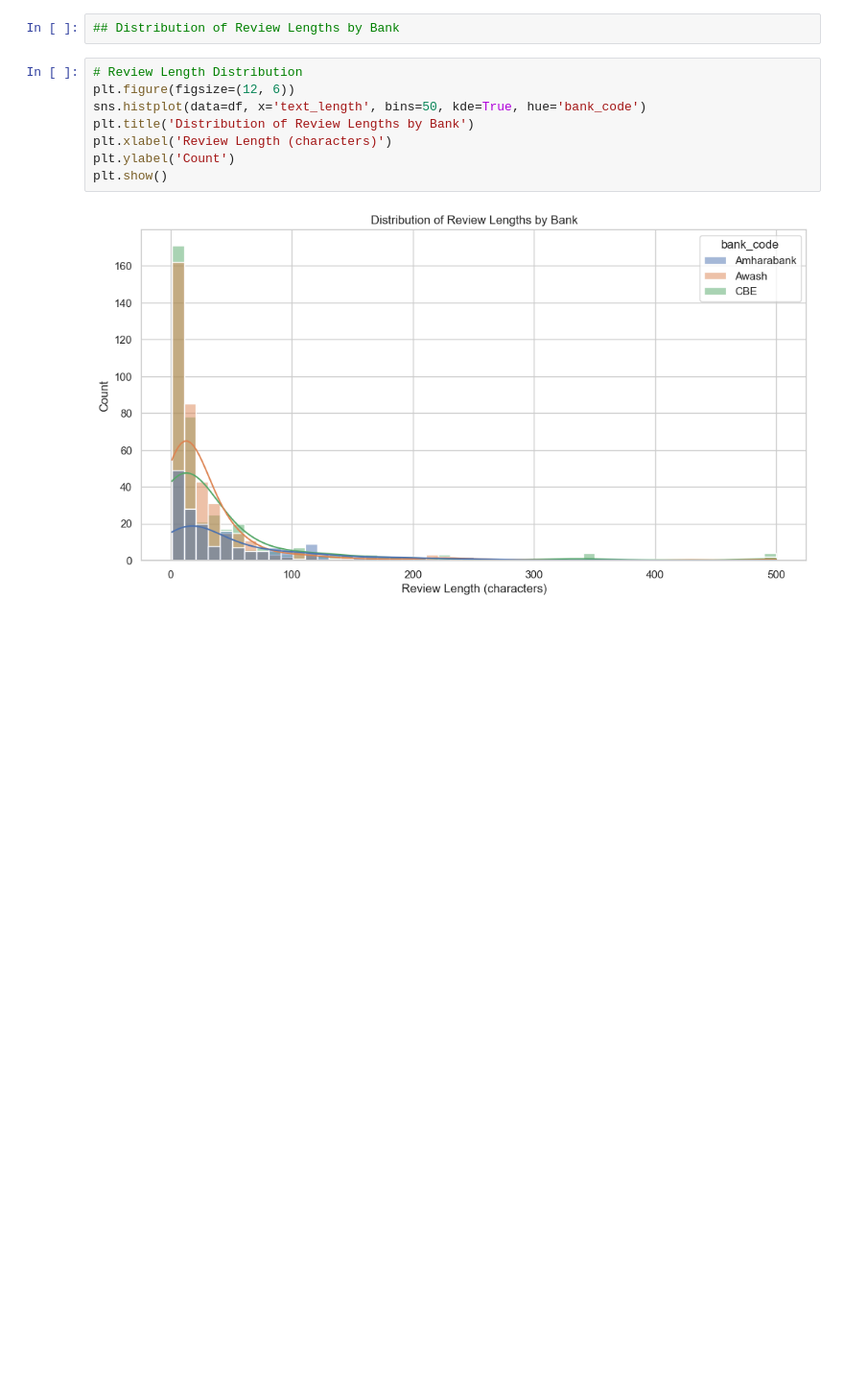
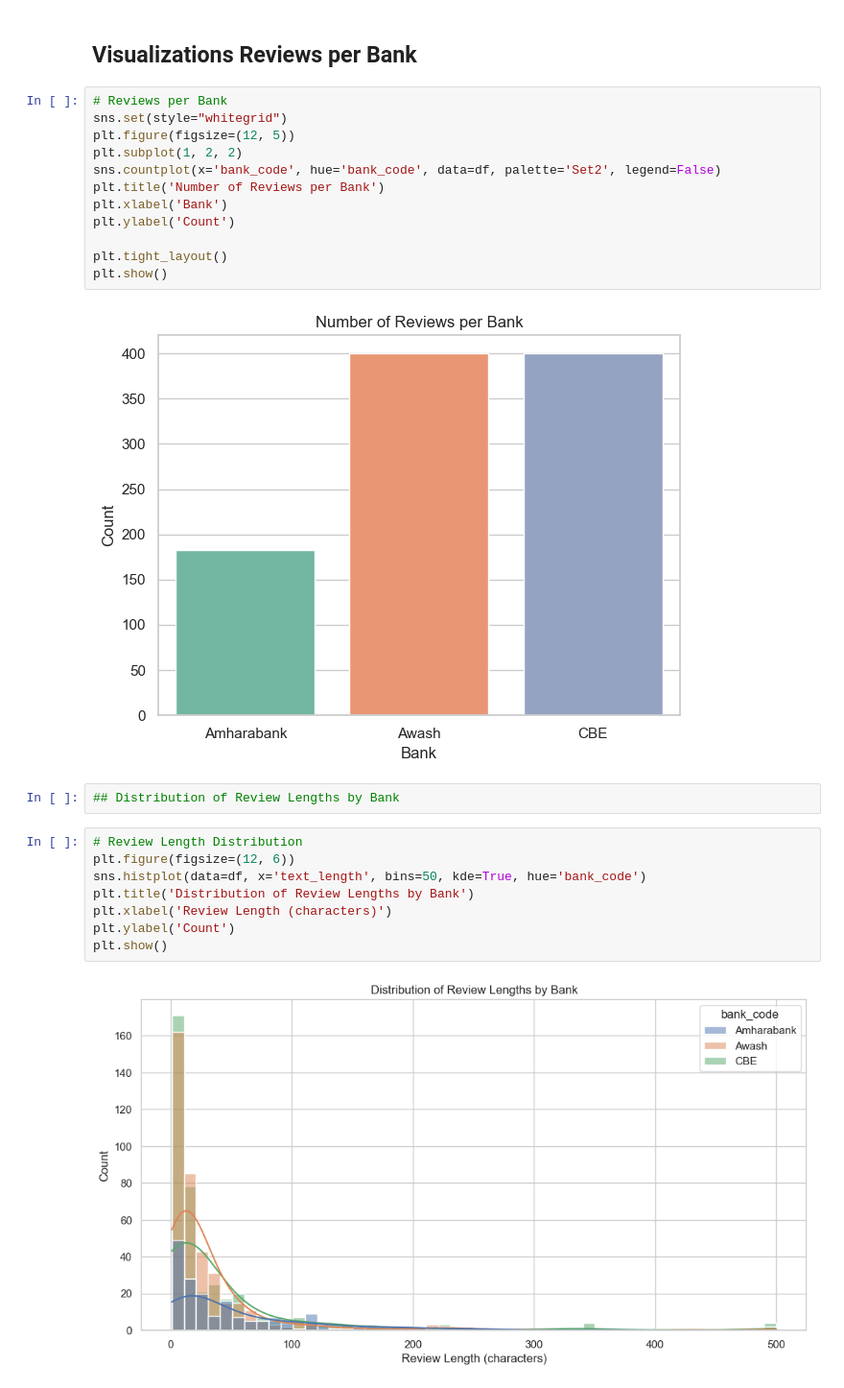
Before and after one commit to gashawbekele06/fintech-customer-experience-analytics, a Jupyter notebook: notebooks/eda.ipynb, the cells around one changed output. Shown: that part at 96% size. Saved outputs shown, nothing was run; the diff lists cells and outputs as text; blank space fills up the shorter version.

```diff
--- a/notebooks/eda.ipynb
+++ b/notebooks/eda.ipynb
@@ -180,3 +170,19 @@ plt.show()
+# %% [markdown]
+## Visualizations Reviews per Bank
+# %%
+# Reviews per Bank
+sns.set(style="whitegrid")
+plt.figure(figsize=(12, 5))
+plt.subplot(1, 2, 2)
+sns.countplot(x='bank_code', hue='bank_code', data=df, palette='Set2', legend=False)
+plt.title('Number of Reviews per Bank')
+plt.xlabel('Bank')
+plt.ylabel('Count')
+
+plt.tight_layout()
+plt.show()
+# %% [output]
+[figure, added]
 # %%
 ## Distribution of Review Lengths by Bank
 # %%
```
Also changed, not shown: parts of 4 cells of this notebook.
